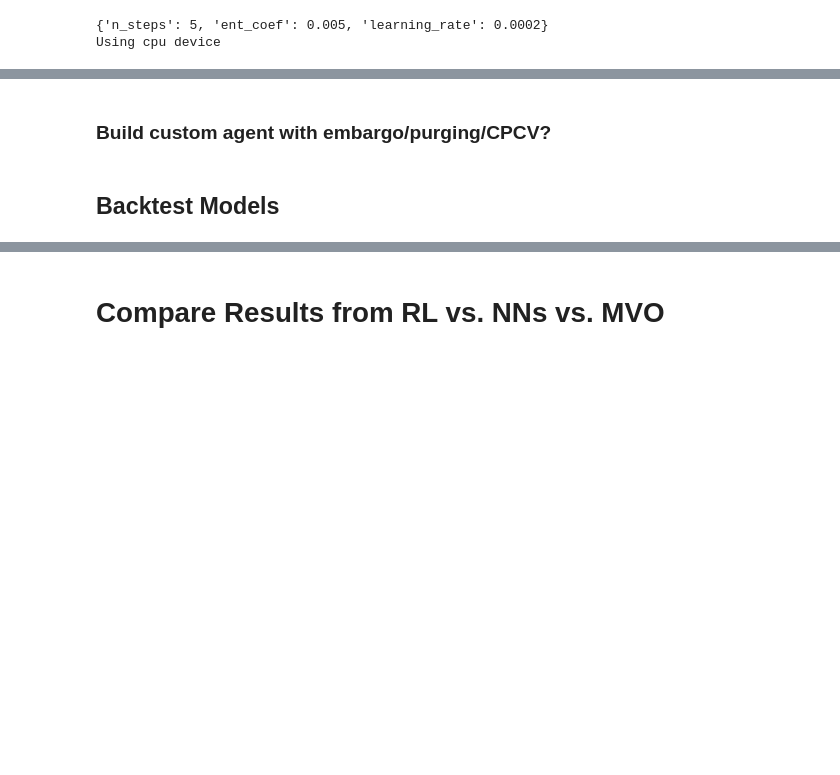
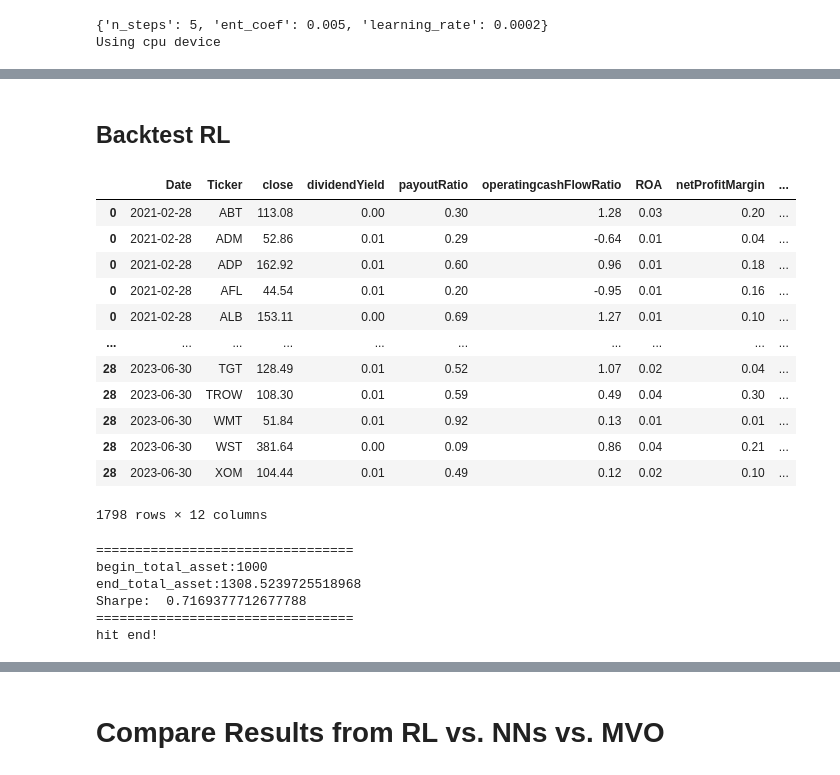
Before and after one commit to pcmendes1973/WQU-Capstone, a Jupyter notebook: Capstone_Code.ipynb, the cells around one changed output, grey strips where cells are left out. Drawn from its saved outputs; the diff is of its cells as text; code cells hidden in the pictures; blank space fills up the shorter version.

```diff
--- a/Capstone_Code.ipynb
+++ b/Capstone_Code.ipynb
@@ -1584,4 +1489,23 @@ trained_a2c.save('/content/trained_models/trained_a2c.zip')
-# %% [markdown]
-### Build custom agent with embargo/purging/CPCV?
 # %% [markdown]
-## Backtest Models
+## Backtest RL
+# %%
+rl_test = rl_df.set_index('Date')
+rl_test = rl_test.loc[train_end_date:, :]
+rl_test = rl_test.reset_index()
+rl_test.index = rl_test.Date.factorize()[0]
+rl_test = rl_test.rename(columns={'Ticker':'tic'})
+rl_test
+# %% [output]
+|  | Date | Ticker | close | dividendYield | payoutRatio | operatingcashFlowRatio | ROA | netProfitMargin | ... |
+| 0 | 2021-02-28 | ABT | 113.08 | 0.00 | 0.30 | 1.28 | 0.03 | 0.20 | ... |
+| 0 | 2021-02-28 | ADM | 52.86 | 0.01 | 0.29 | -0.64 | 0.01 | 0.04 | ... |
+| 0 | 2021-02-28 | ADP | 162.92 | 0.01 | 0.60 | 0.96 | 0.01 | 0.18 | ... |
+| 0 | 2021-02-28 | AFL | 44.54 | 0.01 | 0.20 | -0.95 | 0.01 | 0.16 | ... |
+| 0 | 2021-02-28 | ALB | 153.11 | 0.00 | 0.69 | 1.27 | 0.01 | 0.10 | ... |
+| ... | ... | ... | ... | ... | ... | ... | ... | ... | ... |
+| 28 | 2023-06-30 | TGT | 128.49 | 0.01 | 0.52 | 1.07 | 0.02 | 0.04 | ... |
+| 28 | 2023-06-30 | TROW | 108.30 | 0.01 | 0.59 | 0.49 | 0.04 | 0.30 | ... |
+| 28 | 2023-06-30 | WMT | 51.84 | 0.01 | 0.92 | 0.13 | 0.01 | 0.01 | ... |
+| 28 | 2023-06-30 | WST | 381.64 | 0.00 | 0.09 | 0.86 | 0.04 | 0.21 | ... |
+| 28 | 2023-06-30 | XOM | 104.44 | 0.01 | 0.49 | 0.12 | 0.02 | 0.10 | ... |
+1798 rows × 12 columns
@@ -1587,0 +1514,9 @@ trained_a2c.save('/content/trained_models/trained_a2c.zip')
+# %%
+df_monthly_return, df_actions = DRLAgent.DRL_prediction(model=trained_a2c, environment = e_trade_gym)
+# %% [output]
+=================================
+begin_total_asset:1000
+end_total_asset:1308.5239725518968
+Sharpe:  0.7169377712677788
+=================================
+hit end!
```
Also changed, not shown: parts of 28 cells of this notebook.
